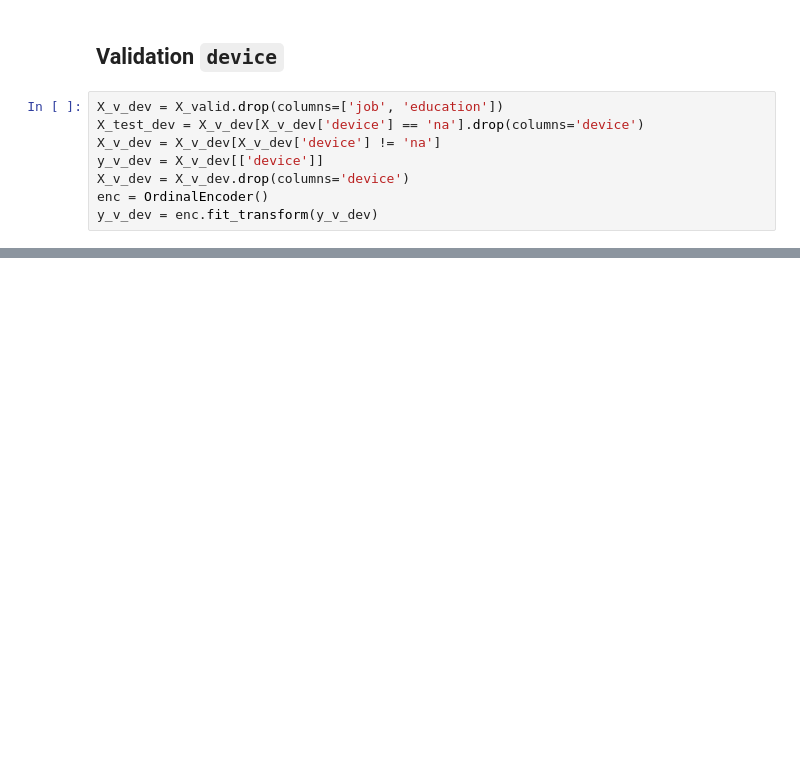
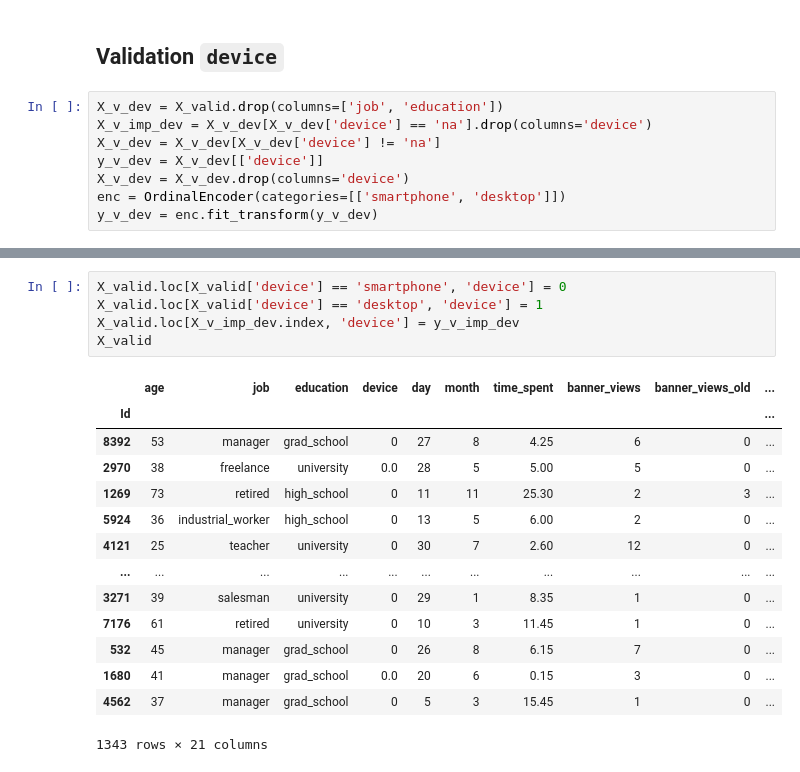
Before and after one commit to LuciaCam/ML_kaggle_competition, a Jupyter notebook: nas_imputations.ipynb, the cells around one changed output, grey strips where cells are left out. Cells and saved outputs as stored; diff of their text form; blank space fills up the shorter version.

```diff
--- a/nas_imputations.ipynb
+++ b/nas_imputations.ipynb
@@ -171,11 +137,11 @@ accuracy_score(y_true=y_tr_dev, y_pred=y_tr_dev_pred)
 ## Validation `device`
 # %%
 X_v_dev = X_valid.drop(columns=['job', 'education'])
-X_test_dev = X_v_dev[X_v_dev['device'] == 'na'].drop(columns='device')
+X_v_imp_dev = X_v_dev[X_v_dev['device'] == 'na'].drop(columns='device')
 X_v_dev = X_v_dev[X_v_dev['device'] != 'na']
 y_v_dev = X_v_dev[['device']]
 X_v_dev = X_v_dev.drop(columns='device')
-enc = OrdinalEncoder()
+enc = OrdinalEncoder(categories=[['smartphone', 'desktop']])
 y_v_dev = enc.fit_transform(y_v_dev)
 # %%
 y_v_dev_pred = rfc_dev.predict(X_v_dev)
@@ -264,0 +192,20 @@ Name: 442, dtype: object
+# %%
+X_valid.loc[X_valid['device'] == 'smartphone', 'device'] = 0
+X_valid.loc[X_valid['device'] == 'desktop', 'device'] = 1
+X_valid.loc[X_v_imp_dev.index, 'device'] = y_v_imp_dev
+X_valid
+# %% [output]
+|  | age | job | education | device | day | month | time_spent | banner_views | banner_views_old | ... |
+| Id |  |  |  |  |  |  |  |  |  | ... |
+| 8392 | 53 | manager | grad_school | 0 | 27 | 8 | 4.25 | 6 | 0 | ... |
+| 2970 | 38 | freelance | university | 0.0 | 28 | 5 | 5.00 | 5 | 0 | ... |
+| 1269 | 73 | retired | high_school | 0 | 11 | 11 | 25.30 | 2 | 3 | ... |
+| 5924 | 36 | industrial_worker | high_school | 0 | 13 | 5 | 6.00 | 2 | 0 | ... |
+| 4121 | 25 | teacher | university | 0 | 30 | 7 | 2.60 | 12 | 0 | ... |
+| ... | ... | ... | ... | ... | ... | ... | ... | ... | ... | ... |
+| 3271 | 39 | salesman | university | 0 | 29 | 1 | 8.35 | 1 | 0 | ... |
+| 7176 | 61 | retired | university | 0 | 10 | 3 | 11.45 | 1 | 0 | ... |
+| 532 | 45 | manager | grad_school | 0 | 26 | 8 | 6.15 | 7 | 0 | ... |
+| 1680 | 41 | manager | grad_school | 0.0 | 20 | 6 | 0.15 | 3 | 0 | ... |
+| 4562 | 37 | manager | grad_school | 0 | 5 | 3 | 15.45 | 1 | 0 | ... |
+1343 rows × 21 columns
```
Also changed, not shown: parts of 32 cells of this notebook.
